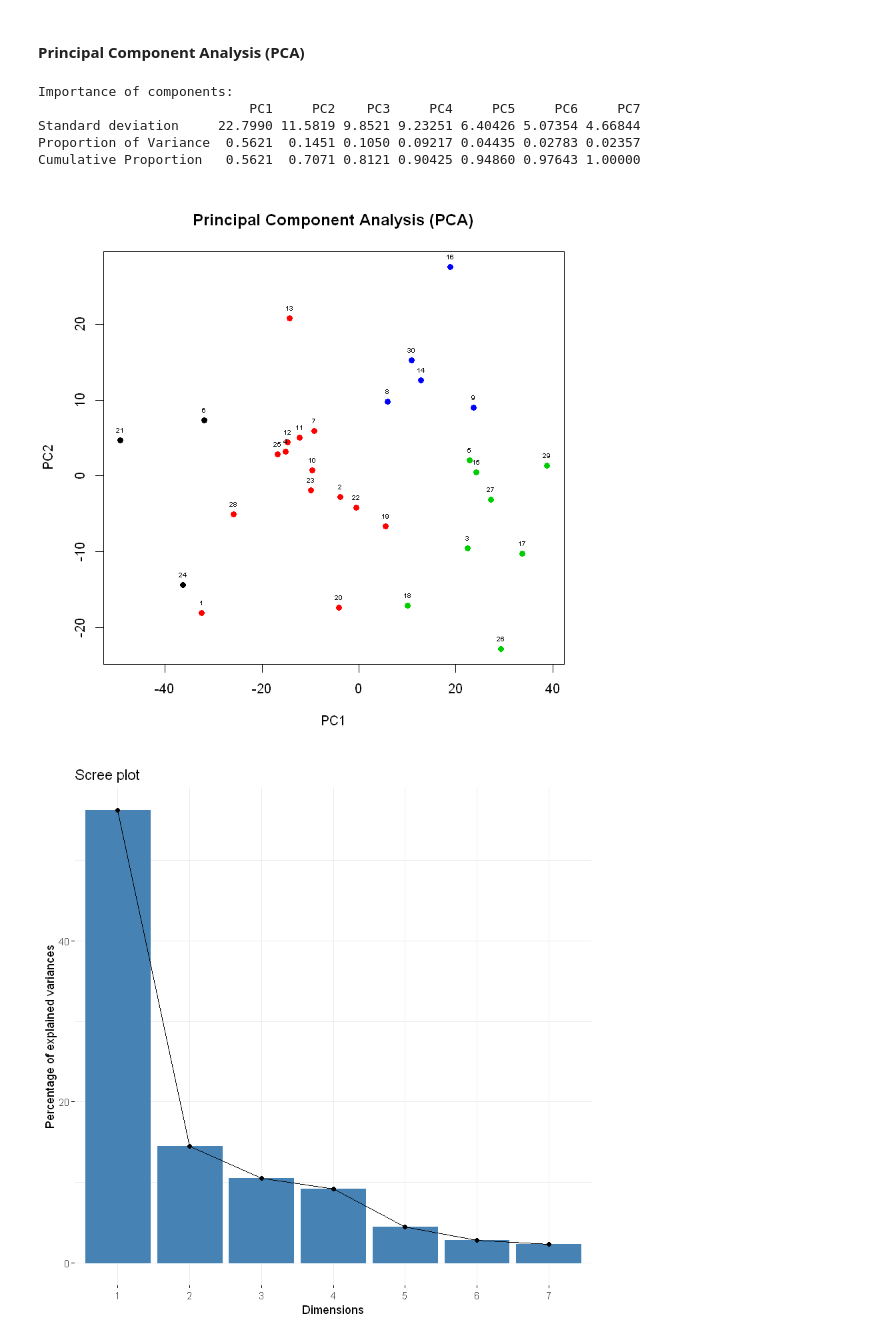
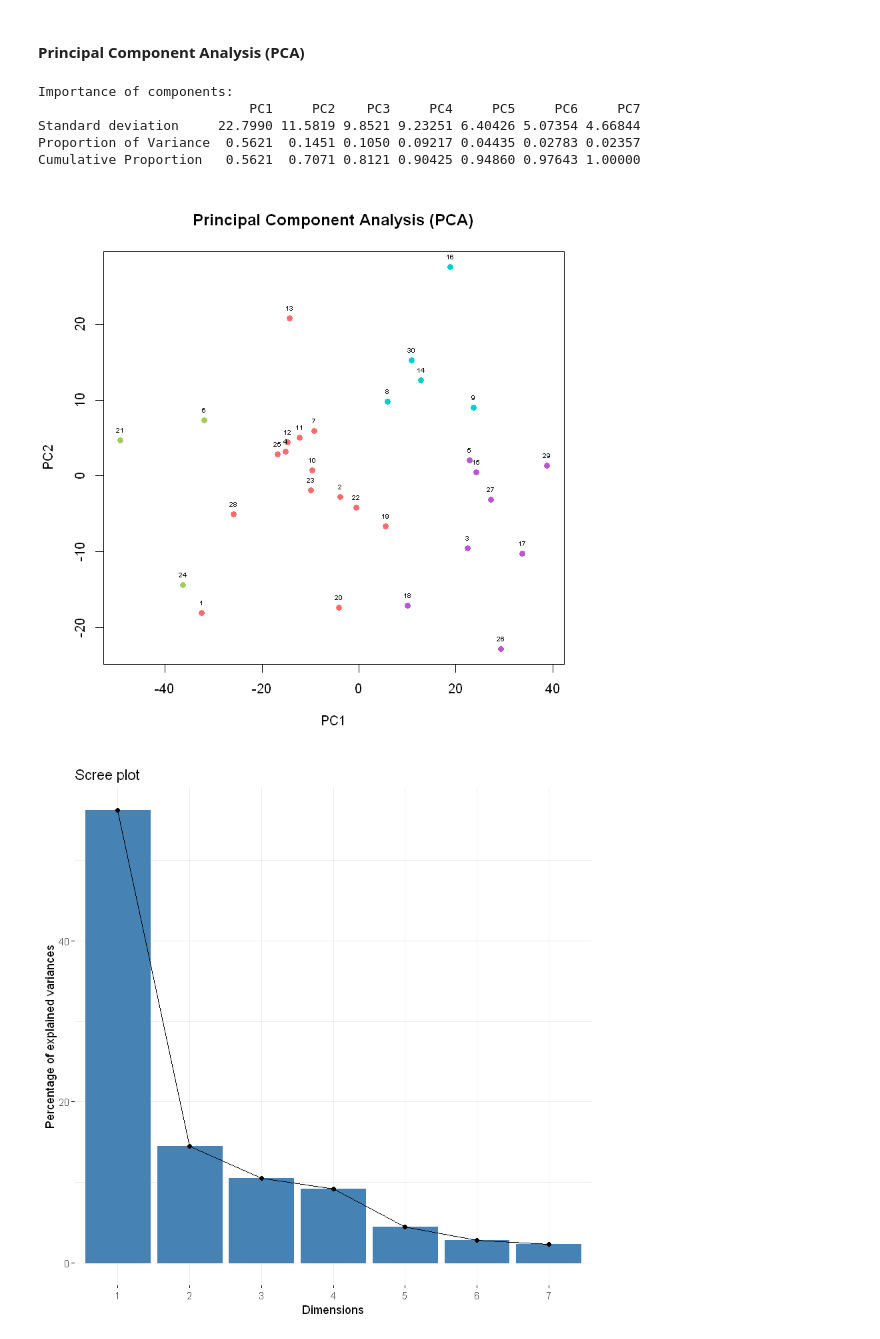
Before and after one commit to markuskaufmann/BIDS, a Jupyter notebook: R_Jupyter/Assignment_R_Jupyter.ipynb, the cells around one changed output. Drawn from its saved outputs; the diff is of its cells as text; code cells hidden in the pictures.

```diff
--- a/R_Jupyter/Assignment_R_Jupyter.ipynb
+++ b/R_Jupyter/Assignment_R_Jupyter.ipynb
@@ -197,7 +204,11 @@ for(i in 1:n_cols) {
         if(j == n_cols) {
             break
         }
-        pairs(dataSurvey[,c(i, j + 1)], lower.panel = NULL)
+        pairs(dataSurvey[, c(i, j + 1)], lower.panel = NULL, cex = 2.5,
+              panel = function(x, y, ...) {
+                  points(x, y, ...);
+                  text(x, y, labels = rownames(dataSurvey), cex = 0.6)
+        })
     }
 }
 # %% [output]
@@ -228,6 +239,6 @@ Je besser auftretende Kundenanfragen / -beschwerden von der Liegenschaftsverwalt
 set.seed(1)
 
 k <- 4
-clusters <- kmeans(dataSurvey, k, nstart = 50, iter.max = 20)
+clusters <- eclust(dataSurvey, "kmeans", k = k, nstart = 50, iter.max = 20)
 clusters
 # %% [output]
@@ -270,0 +287,21 @@ clusters$size
+# %%
+color_map <- data.frame("cluster" = seq(1, 4, 1), "color" = c("indianred1", "darkolivegreen3", "cyan3", "mediumorchid"),
+                        stringsAsFactors = FALSE)
+cluster_info <- clusters$silinfo$widths
+
+cols_data <- data.frame(matrix(ncol = 1, nrow = 0), stringsAsFactors = FALSE)
+
+for(i in (1:nrow(dataSurvey))) {
+    clust <- cluster_info[as.character(i), "cluster"]
+    col <- color_map[color_map$cluster == clust, "color"]
+    cols_data <- rbind(cols_data, col, stringsAsFactors = FALSE)
+}
+
+cols_ranking <- data.frame(matrix(ncol = 1, nrow = 0), stringsAsFactors = FALSE)
+
+for(i in (1:nrow(dataSurvey))) {
+    house <- house_ranking[i, "house"]
+    clust <- cluster_info[as.character(house), "cluster"]
+    col <- color_map[color_map$cluster == clust, "color"]
+    cols_ranking <- rbind(cols_ranking, col, stringsAsFactors = FALSE)
+}
@@ -273,15 +321,15 @@ clusters$size
 # %%
 pca <- prcomp(dataSurvey)
 summary(pca)
-plot(pca$x, main="Principal Component Analysis (PCA)", pch=19, col=clusters$cluster)
+plot(pca$x, main="Principal Component Analysis (PCA)", pch=19, col=cols_data[,1])
 text(pca$x, labels=rownames(dataSurvey), cex=0.5, pos=3)
 # %% [output]
 Importance of components:
                            PC1     PC2    PC3     PC4     PC5     PC6     PC7
 Standard deviation     22.7990 11.5819 9.8521 9.23251 6.40426 5.07354 4.66844
 Proportion of Variance  0.5621  0.1451 0.1050 0.09217 0.04435 0.02783 0.02357
 Cumulative Proportion   0.5621  0.7071 0.8121 0.90425 0.94860 0.97643 1.00000
-[figure, old version]
+[figure, new version]
 # %%
 fviz_eig(pca)
 # %% [output]
```
Also changed, not shown: parts of 29 cells of this notebook.
